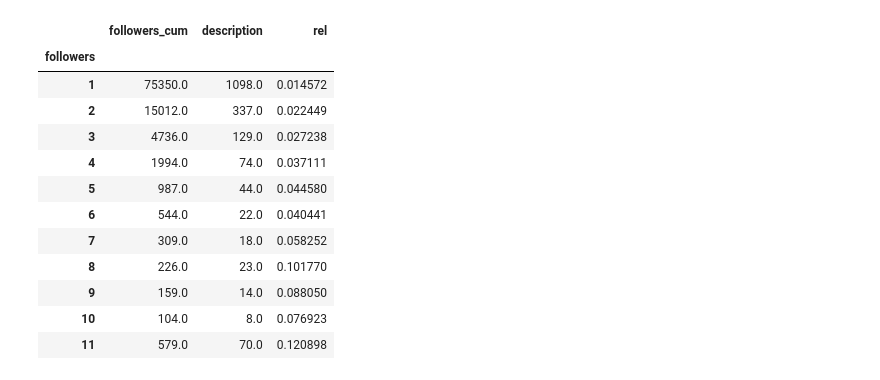
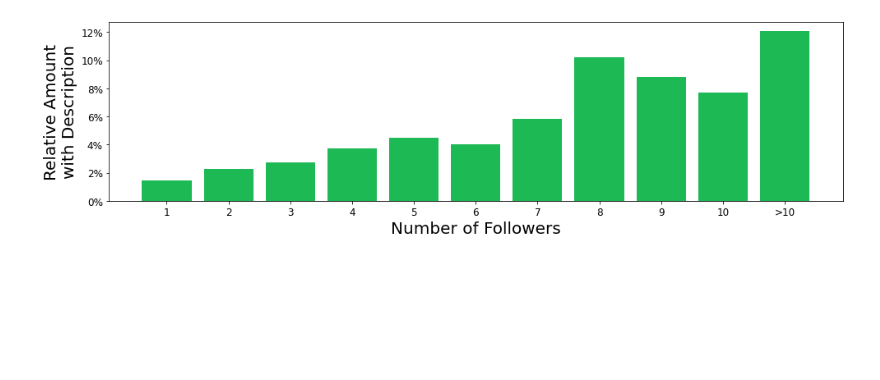
Before and after one commit to JSchmiegel/DataLiteracyProject, a Jupyter notebook: exp/exp_(un)pop.ipynb, the cells around one changed output. Saved outputs shown, nothing was run; the diff lists cells and outputs as text; code cells hidden in the pictures; blank space fills up the shorter version.

```diff
--- a/exp/exp_(un)pop.ipynb
+++ b/exp/exp_(un)pop.ipynb
@@ -184,18 +193,21 @@ descrip_follow_df['rel'] = descrip_follow_df['description']/descrip_follow_df['f
-# %%
-descrip_follow_df
-# %% [output]
-|  | followers_cum | description | rel |
-| followers |  |  |  |
-| 1 | 75350.0 | 1098.0 | 0.014572 |
-| 2 | 15012.0 | 337.0 | 0.022449 |
-| 3 | 4736.0 | 129.0 | 0.027238 |
-| 4 | 1994.0 | 74.0 | 0.037111 |
-| 5 | 987.0 | 44.0 | 0.044580 |
-| 6 | 544.0 | 22.0 | 0.040441 |
-| 7 | 309.0 | 18.0 | 0.058252 |
-| 8 | 226.0 | 23.0 | 0.101770 |
-| 9 | 159.0 | 14.0 | 0.088050 |
-| 10 | 104.0 | 8.0 | 0.076923 |
-| 11 | 579.0 | 70.0 | 0.120898 |
+# %%
+fig, ax = plt.subplots(1,1,figsize=(16,4))
+ax.bar(descrip_follow_df.index, descrip_follow_df['rel_descr']*100, color='#1DB954')
+
+xticks = descrip_follow_df.index.astype(str).to_list()
+xticks[10] = '>10'
+plt.xticks(range(1, len(xticks)+1), xticks)
+
+ax.set_xlabel('Number of Followers', size=20)
+ax.set_ylabel('Relative Amount\nwith Description', size=20)
+
+ax.tick_params(axis='x', labelsize=12)
+ax.tick_params(axis='y', labelsize=12)
+
+ax.yaxis.set_major_formatter(ticker.FormatStrFormatter('%.0f%%'))
+
+plt.savefig('followers_to_description.pdf', bbox_inches="tight")
+# %% [output]
+[figure, added]
 # %%
 fig, ax = plt.subplots(1,1,figsize=(18,6))
```
Also changed, not shown: parts of 11 cells of this notebook, 4 other files.
